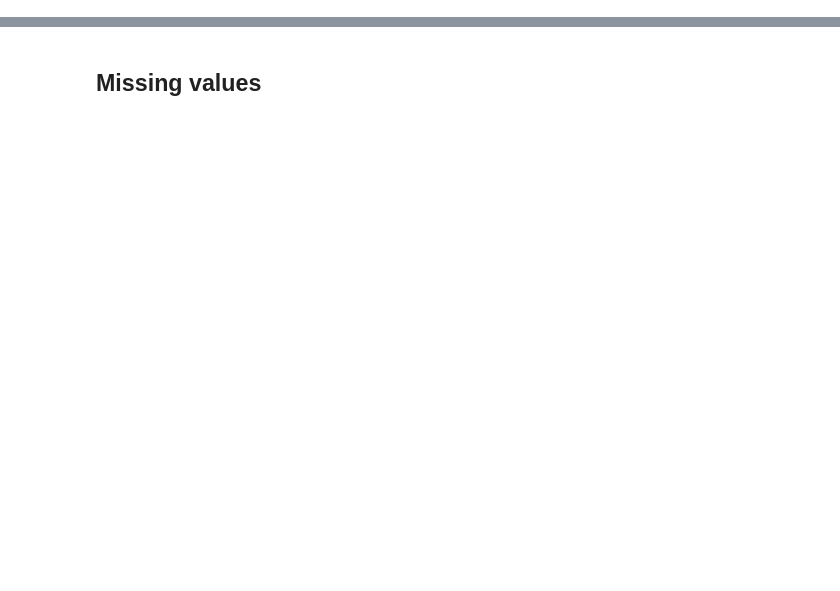
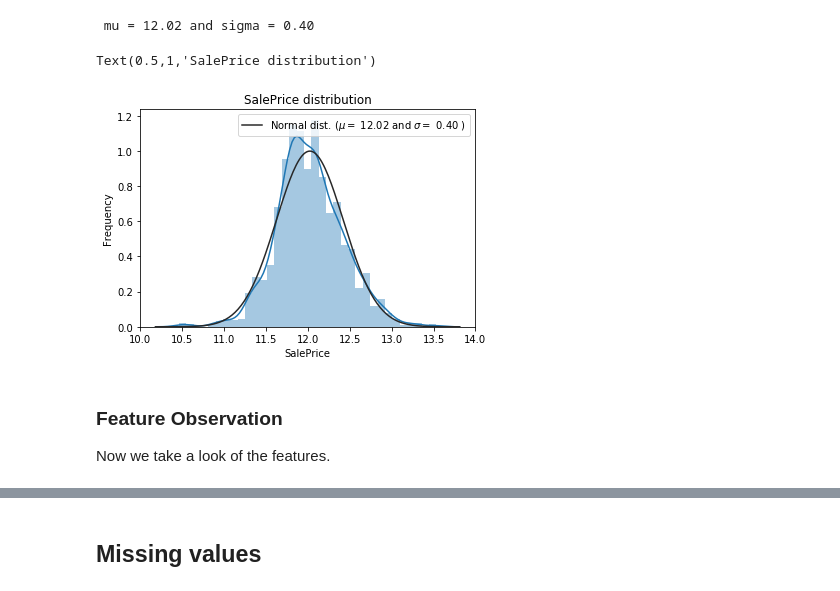
Before and after one commit to jasonlin1111/MLND_project, a Jupyter notebook: predict_house_prices.ipynb, the cells around one changed output, grey strips where cells are left out. Cells and saved outputs as stored; diff of their text form; code cells hidden in the pictures; blank space fills up the shorter version.

```diff
--- a/predict_house_prices.ipynb
+++ b/predict_house_prices.ipynb
@@ -27,0 +59,24 @@ data.head(3)
+# %%
+#We use the numpy fuction log1p which  applies log(1+x) to all elements of the column
+price = np.log1p(price)
+
+#Check the new distribution
+sns.distplot(price , fit=norm);
+
+# Get the fitted parameters used by the function
+(mu, sigma) = norm.fit(price)
+print( '\n mu = {:.2f} and sigma = {:.2f}\n'.format(mu, sigma))
+
+#Now plot the distribution
+plt.legend(['Normal dist. ($\mu=$ {:.2f} and $\sigma=$ {:.2f} )'.format(mu, sigma)],
+            loc='best')
+plt.ylabel('Frequency')
+plt.title('SalePrice distribution')
+# %% [output]
+ mu = 12.02 and sigma = 0.40
+Text(0.5,1,'SalePrice distribution')
+[figure, added]
+# %% [markdown]
+### Feature Observation
+
+Now we take a look of the features.
```
Also changed, not shown: parts of 39 cells of this notebook.
